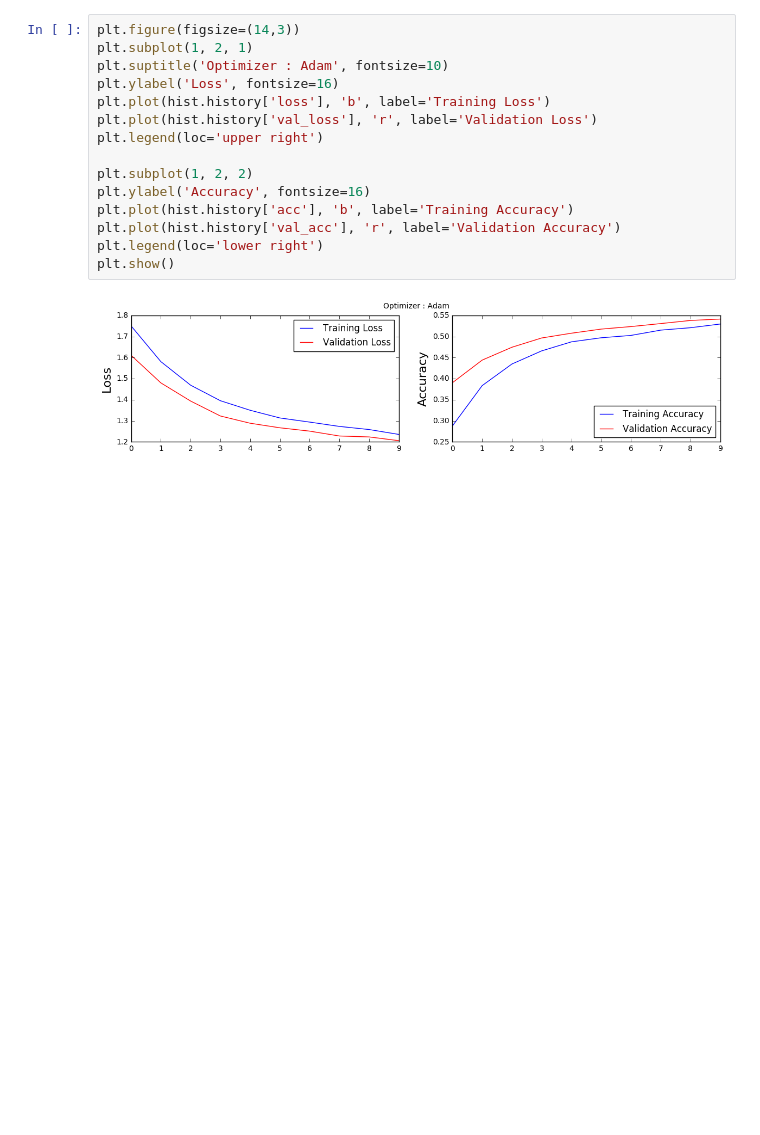
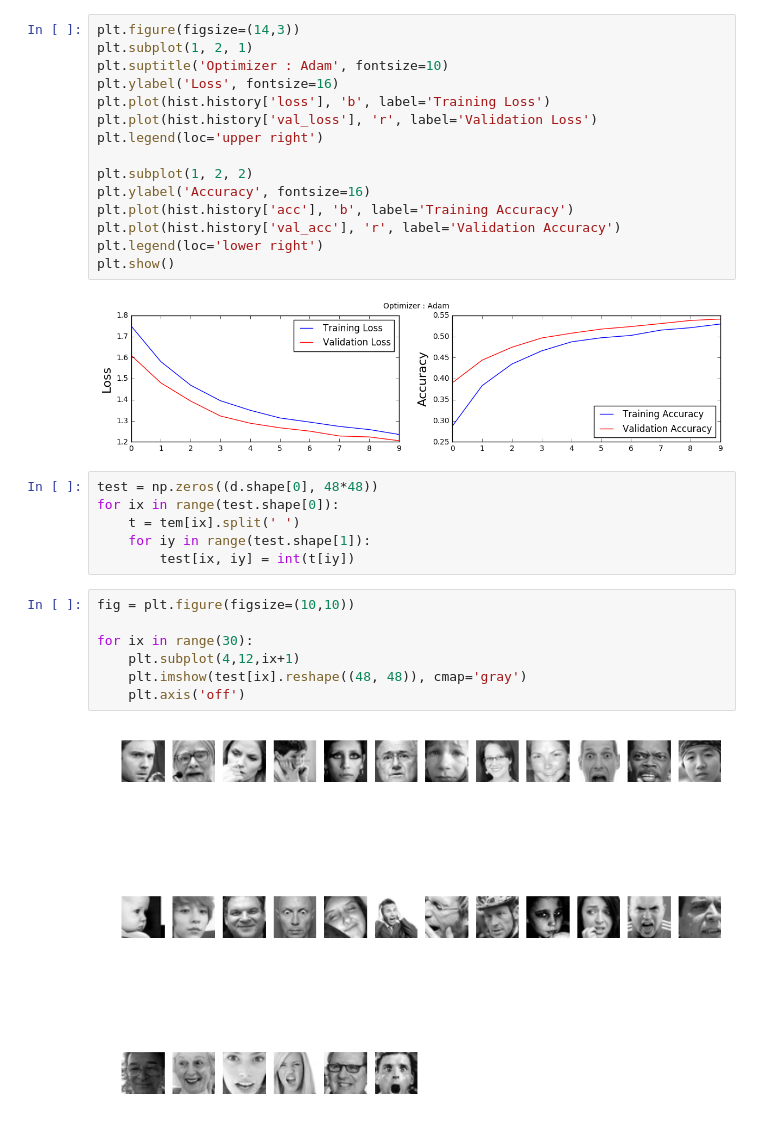
Before and after one commit to sachin-kmr/ML-Facial-Expression-Recognition, a Jupyter notebook: exp_recognition.ipynb, the cells around one changed output. Cells and saved outputs as stored; diff of their text form; blank space fills up the shorter version.

```diff
--- a/exp_recognition.ipynb
+++ b/exp_recognition.ipynb
@@ -184,3 +184,18 @@ plt.legend(loc='lower right')
 plt.show()
 # %% [output]
 [figure]
+# %%
+test = np.zeros((d.shape[0], 48*48))
+for ix in range(test.shape[0]):
+    t = tem[ix].split(' ')
+    for iy in range(test.shape[1]):
+        test[ix, iy] = int(t[iy])
+# %%
+fig = plt.figure(figsize=(10,10))
+
+for ix in range(30):
+    plt.subplot(4,12,ix+1)
+    plt.imshow(test[ix].reshape((48, 48)), cmap='gray')
+    plt.axis('off')
+# %% [output]
+[figure, added]
```
